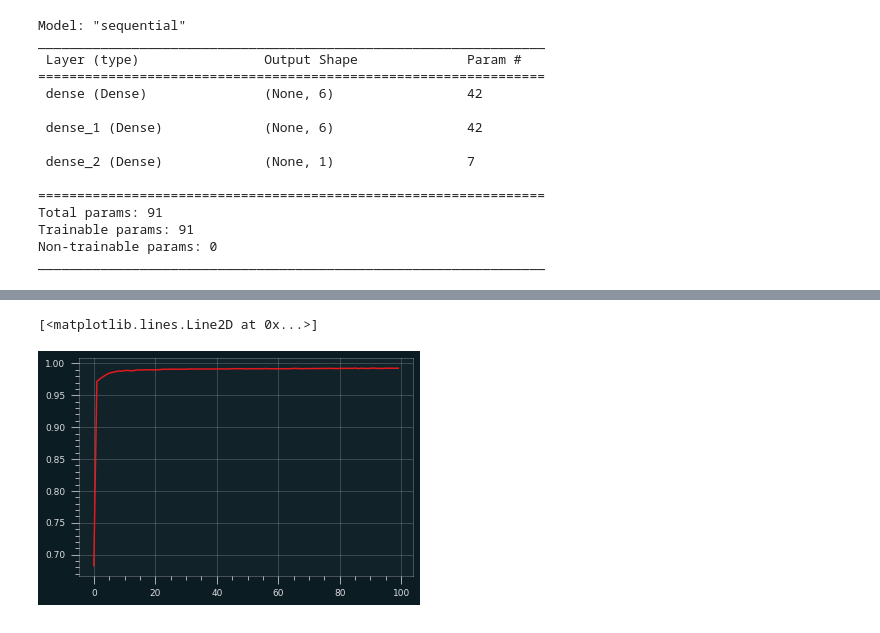
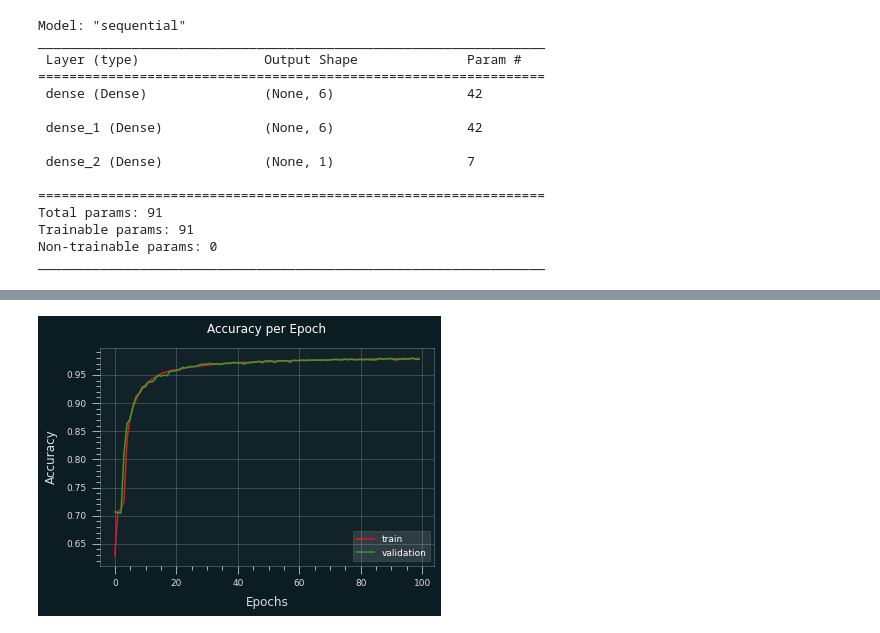
Before and after one commit to ViniciusBrSc/electrical_fault, a Jupyter notebook: code/models/ann_v2.ipynb, the cells around one changed output, grey strips where cells are left out. Drawn from its saved outputs; the diff is of its cells as text; code cells hidden in the pictures.

```diff
--- a/code/models/ann_v2.ipynb
+++ b/code/models/ann_v2.ipynb
@@ -96,5 +111,10 @@ plt.plot(hist.history['loss'])
-# %%
-plt.plot(hist.history['accuracy'])
-# %% [output]
-[<matplotlib.lines.Line2D at 0x...>]
-[figure, removed]
+# %%
+plt.plot(hist.history['accuracy'])
+plt.plot(hist.history['val_accuracy'])
+plt.title('Accuracy per Epoch')
+plt.xlabel('Epochs')
+plt.ylabel('Accuracy')
+plt.legend(['train', 'validation'])
+plt.show()
+# %% [output]
+[figure, added]
```
Also changed, not shown: parts of 17 cells of this notebook, 9 other files.
